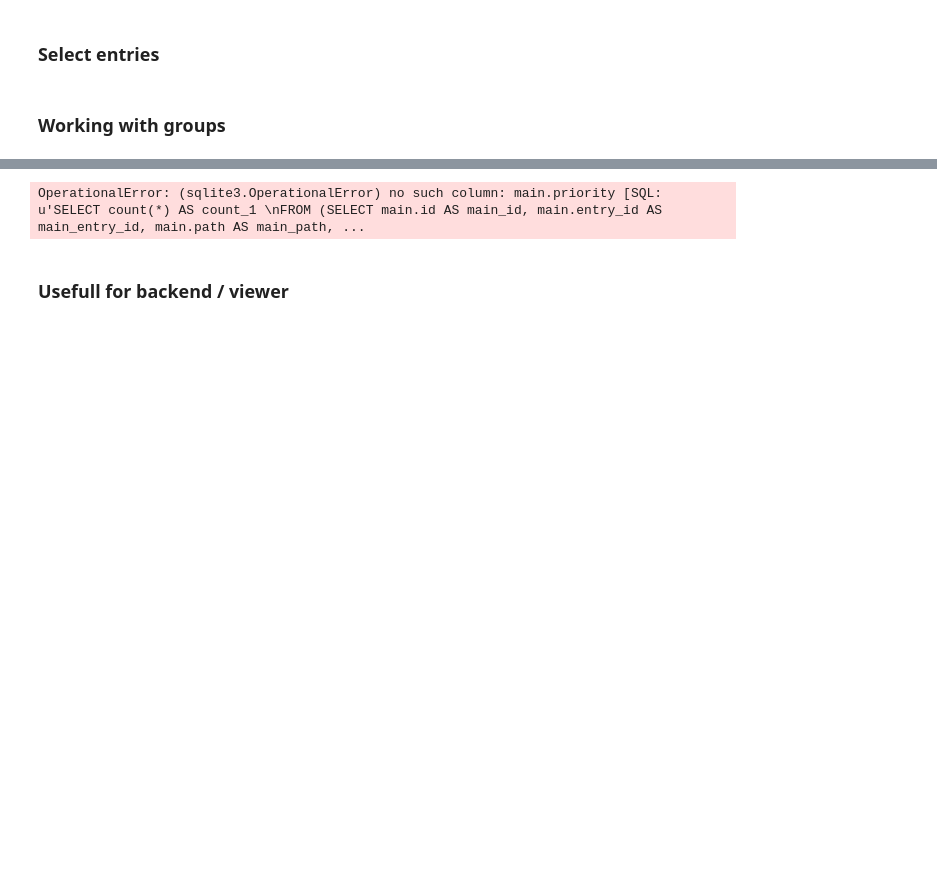
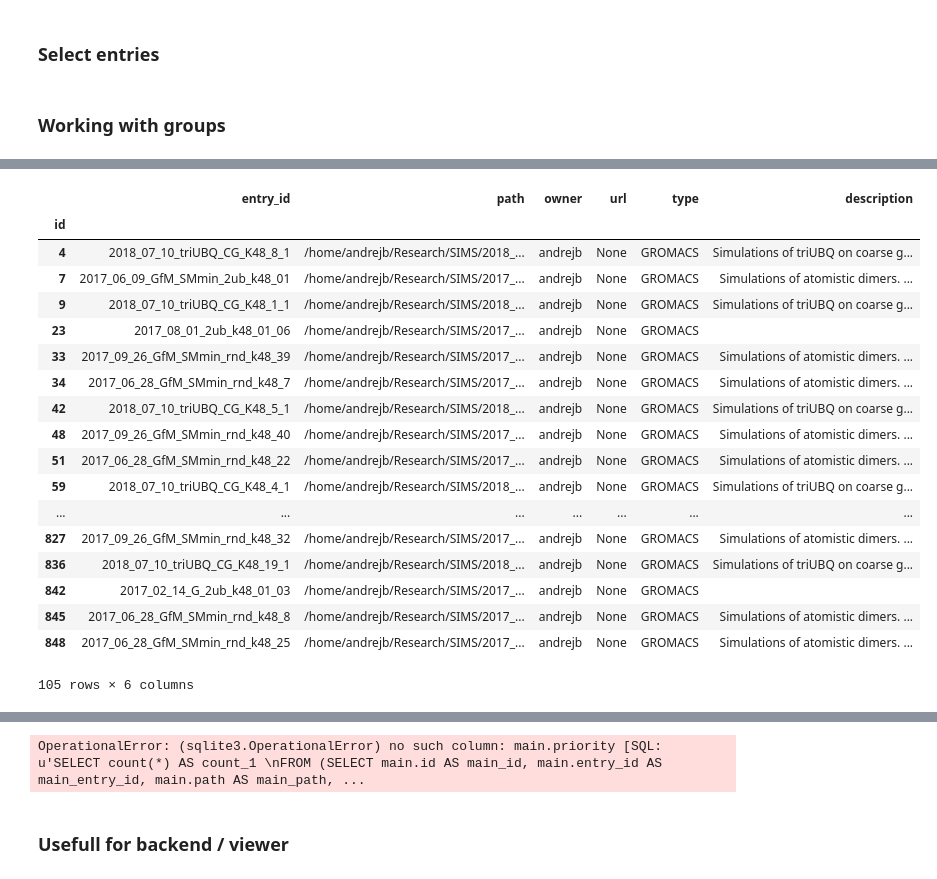
Before and after one commit to king-michael/simulation_database, a Jupyter notebook: examples/DataBase_API.ipynb, the cells around one changed output, grey strips where cells are left out. Saved outputs shown, nothing was run; the diff lists cells and outputs as text; code cells hidden in the pictures; blank space fills up the shorter version.

Commit message:
add count to filter

```diff
--- a/examples/DataBase_API.ipynb
+++ b/examples/DataBase_API.ipynb
@@ -139,0 +168,2 @@ table[ff & chainlen & (linker1 | linker2) & ~number]
+# %%
+[api.add_group(db_path, entry_id, "Group 1") for entry_id in table.entry_id]
@@ -139,0 +188,25 @@ table[ff & chainlen & (linker1 | linker2) & ~number]
+# %%
+f = Main.keywords.any(name="linker", value="k48")
+with api.session_handler(db_path) as s:
+    table = api.get_entry_table(s, apply_filter=f) # load whole table
+table
+# %% [output]
+|  | entry_id | path | owner | url | type | description |
+| id |  |  |  |  |  |  |
+| 4 | 2018_07_10_triUBQ_CG_K48_8_1 | /home/andrejb/Research/SIMS/2018_... | andrejb | None | GROMACS | Simulations of triUBQ on coarse g... |
+| 7 | 2017_06_09_GfM_SMmin_2ub_k48_01 | /home/andrejb/Research/SIMS/2017_... | andrejb | None | GROMACS | Simulations of atomistic dimers. ... |
+| 9 | 2018_07_10_triUBQ_CG_K48_1_1 | /home/andrejb/Research/SIMS/2018_... | andrejb | None | GROMACS | Simulations of triUBQ on coarse g... |
+| 23 | 2017_08_01_2ub_k48_01_06 | /home/andrejb/Research/SIMS/2017_... | andrejb | None | GROMACS |  |
+| 33 | 2017_09_26_GfM_SMmin_rnd_k48_39 | /home/andrejb/Research/SIMS/2017_... | andrejb | None | GROMACS | Simulations of atomistic dimers. ... |
+| 34 | 2017_06_28_GfM_SMmin_rnd_k48_7 | /home/andrejb/Research/SIMS/2017_... | andrejb | None | GROMACS | Simulations of atomistic dimers. ... |
+| 42 | 2018_07_10_triUBQ_CG_K48_5_1 | /home/andrejb/Research/SIMS/2018_... | andrejb | None | GROMACS | Simulations of triUBQ on coarse g... |
+| 48 | 2017_09_26_GfM_SMmin_rnd_k48_40 | /home/andrejb/Research/SIMS/2017_... | andrejb | None | GROMACS | Simulations of atomistic dimers. ... |
+| 51 | 2017_06_28_GfM_SMmin_rnd_k48_22 | /home/andrejb/Research/SIMS/2017_... | andrejb | None | GROMACS | Simulations of atomistic dimers. ... |
+| 59 | 2018_07_10_triUBQ_CG_K48_4_1 | /home/andrejb/Research/SIMS/2018_... | andrejb | None | GROMACS | Simulations of triUBQ on coarse g... |
+| ... | ... | ... | ... | ... | ... | ... |
+| 827 | 2017_09_26_GfM_SMmin_rnd_k48_32 | /home/andrejb/Research/SIMS/2017_... | andrejb | None | GROMACS | Simulations of atomistic dimers. ... |
+| 836 | 2018_07_10_triUBQ_CG_K48_19_1 | /home/andrejb/Research/SIMS/2018_... | andrejb | None | GROMACS | Simulations of triUBQ on coarse g... |
+| 842 | 2017_02_14_G_2ub_k48_01_03 | /home/andrejb/Research/SIMS/2017_... | andrejb | None | GROMACS |  |
+| 845 | 2017_06_28_GfM_SMmin_rnd_k48_8 | /home/andrejb/Research/SIMS/2017_... | andrejb | None | GROMACS | Simulations of atomistic dimers. ... |
+| 848 | 2017_06_28_GfM_SMmin_rnd_k48_25 | /home/andrejb/Research/SIMS/2017_... | andrejb | None | GROMACS | Simulations of atomistic dimers. ... |
+105 rows × 6 columns
```
Also changed, not shown: parts of 12 cells of this notebook, 4 other files.
